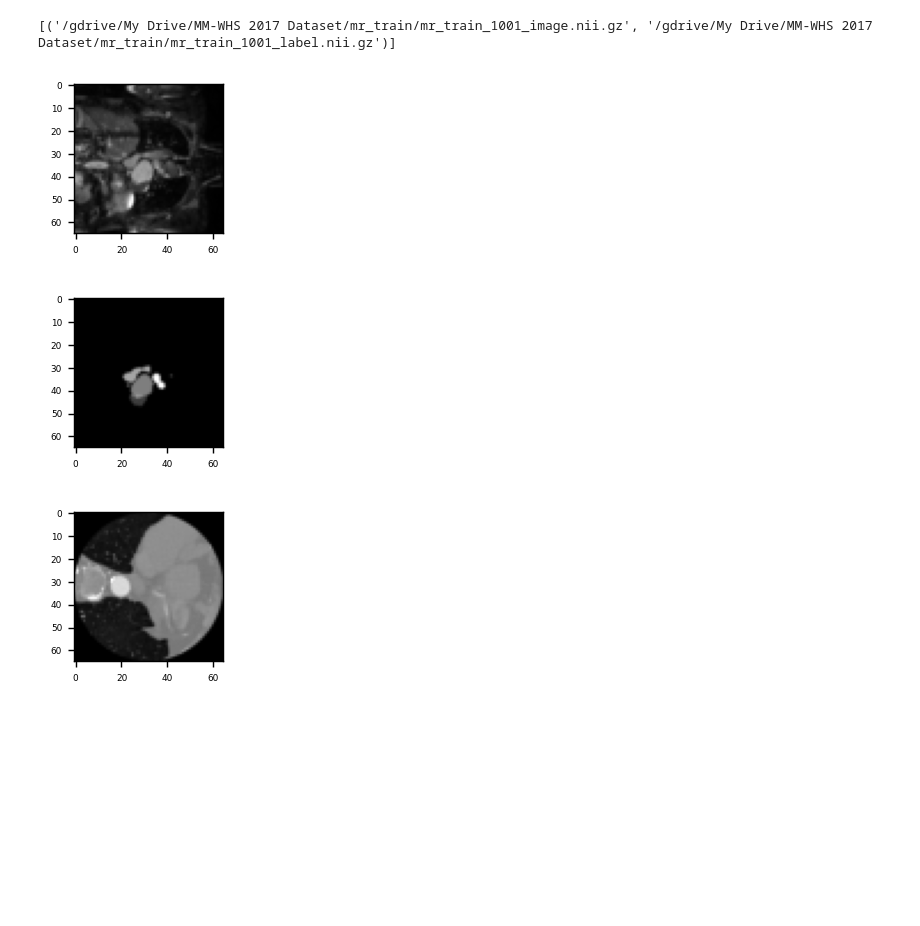
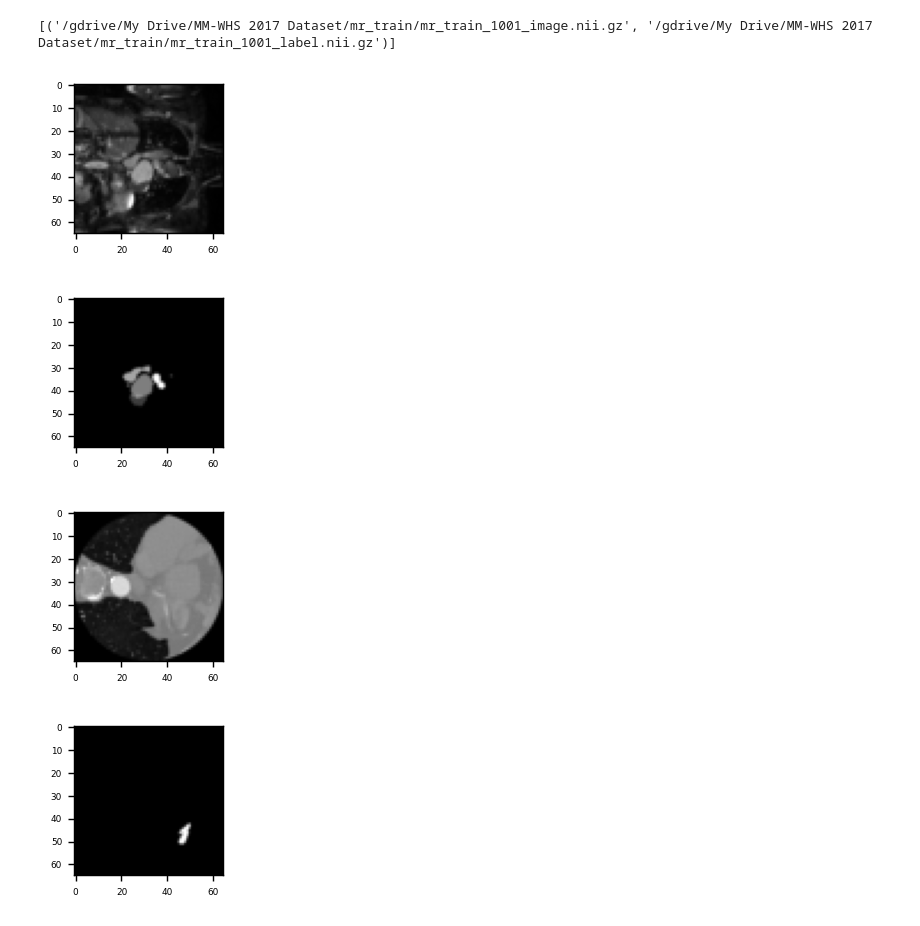
Before and after one commit to CrimsonScythe/DeepImageTranslation, a Jupyter notebook: model_final.ipynb, the cells around one changed output. Saved outputs shown, nothing was run; the diff lists cells and outputs as text; code cells hidden in the pictures; blank space fills up the shorter version.

```diff
--- a/model.ipynb
+++ b/model_final.ipynb
@@ -317,33 +318,42 @@ for _ in range(1):
         '''
         MRI seg mask
         '''
 
         plt.figure(figsize = (1.5,1.5), dpi=128)
         plt.imshow(i["gt"][0].detach().cpu().permute(1,2,0)[:,:,0],cmap = 'gray')
         plt.tight_layout()
         plt.show()
 
 
         '''
         CT image
         '''
 
         plt.figure(figsize = (1.5,1.5), dpi=128)
         plt.imshow(batch["input"][0].detach().cpu().permute(1,2,0)[:,:,0],cmap = 'gray')
         plt.tight_layout()
         plt.show()
 
+        '''
+        CT seg mask
+        '''
+        plt.figure(figsize = (1.5,1.5), dpi=128)
+        plt.imshow(batch["gt"][0].detach().cpu().permute(1,2,0)[:,:,0],cmap = 'gray')
+        plt.tight_layout()
+        plt.show()
+
         # break
 '''
 visualize images
 '''
 def vis(image):
     plt.imshow(image[0].detach().cpu().permute(1,2,0)[:,:,0],cmap='gray')
     plt.show()
 # %% [output]
 [figure]
 [figure]
 [figure]
+[figure, added]
 # %%
 # https://discuss.pytorch.org/t/implementing-truncated-normal-initializer/4778/21
 # https://github.com/tensorflow/tensorflow/blob/85c8b2a817f95a3e979ecd1ed95bff1dc1335cff/tensorflow/python/ops/random_ops.py#L163
```
Also changed, not shown: parts of 11 cells of this notebook, 2 other files.
